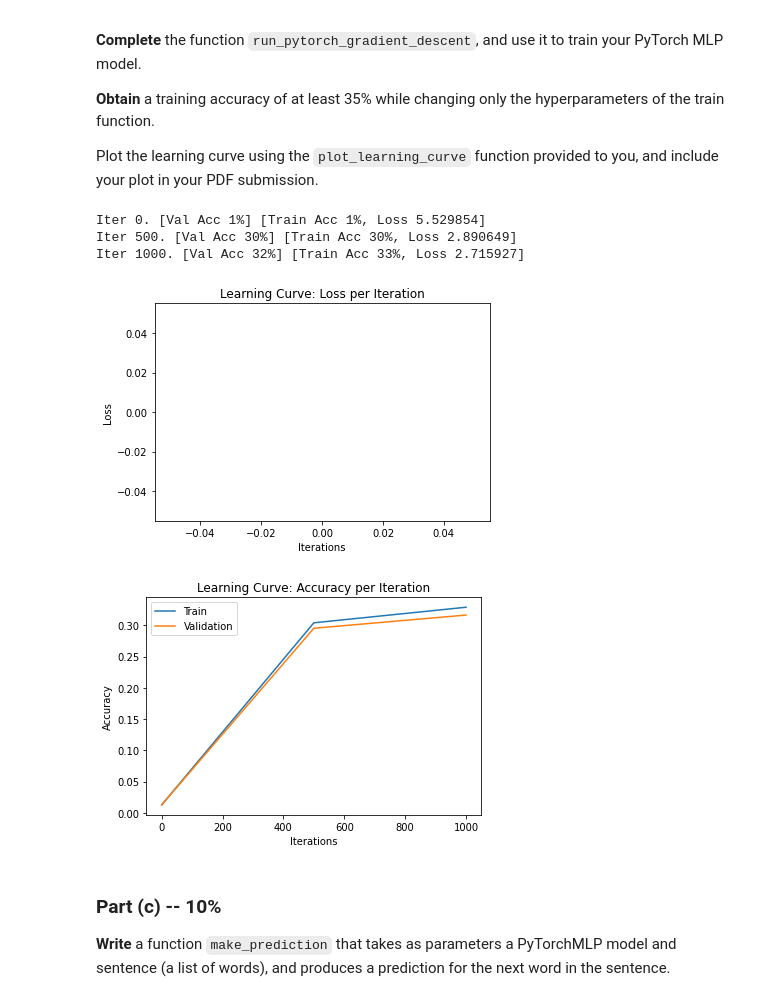
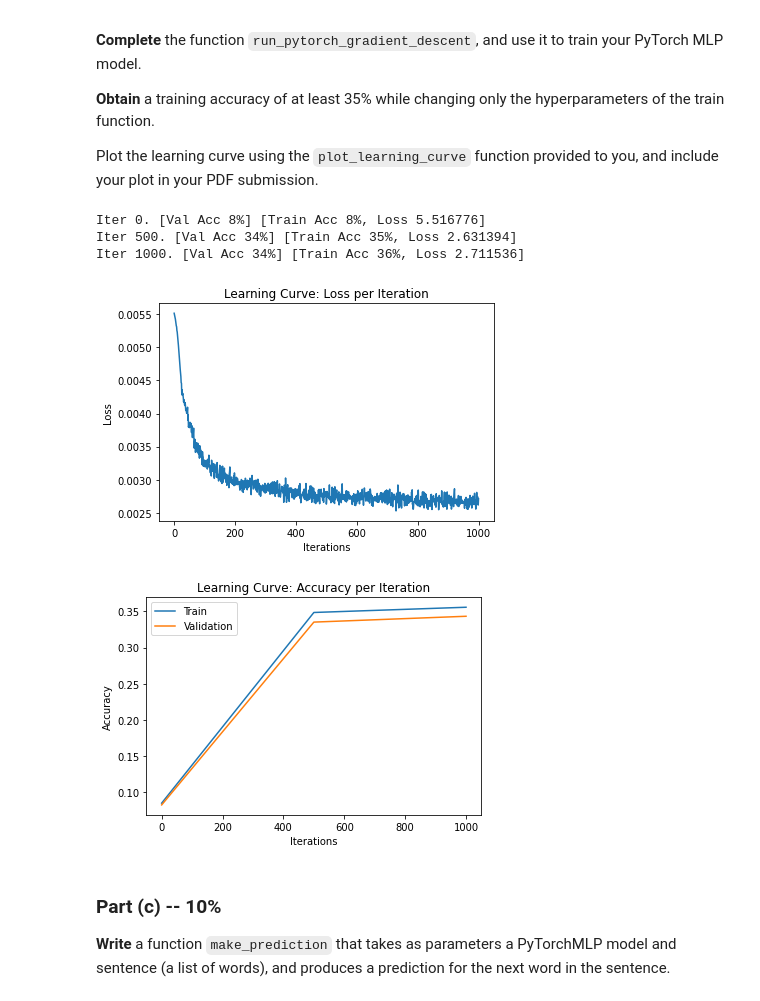
Before and after one commit to zivmo99/DeapLearning2, a Jupyter notebook: Assignment2.ipynb, the cells around one changed output. Cells and saved outputs as stored; diff of their text form; code cells hidden in the pictures.

```diff
--- a/Assignment2.ipynb
+++ b/Assignment2.ipynb
@@ -396,8 +397,8 @@ def run_pytorch_gradient_descent(model,
             optimizer.zero_grad()       # a clean up step for PyTorch
 
             # save the current training information
-            #iters.append(n)
-            #losses.append(float(loss)/batch_size)  # compute *average* loss
+            iters.append(n)
+            losses.append(float(loss)/batch_size)  # compute *average* loss
 
             if n % 500 == 0:
                 iters_sub.append(n)
@@ -438,15 +439,22 @@ def plot_learning_curve(iters, losses, iters_sub, train_accs, val_accs):
     plt.show()
 # %%
 pytorch_mlp = PyTorchMLP()
-learning_curve_info = run_pytorch_gradient_descent(pytorch_mlp)
+learning_curve_info = run_pytorch_gradient_descent(pytorch_mlp,
+                                 train_data=train4grams,
+                                 validation_data=valid4grams,
+                                 batch_size=1000,
+                                 learning_rate=0.0015,
+                                 weight_decay=0,
+                                 max_iters=1000,
+                                 checkpoint_path=None)
 #'/content/gdrive/Shareddrives/Deep learning/Ex2/test.pk')
 plot_learning_curve(*learning_curve_info)
 # %% [output]
-Iter 0. [Val Acc 1%] [Train Acc 1%, Loss 5.529854]
-Iter 500. [Val Acc 30%] [Train Acc 30%, Loss 2.890649]
-Iter 1000. [Val Acc 32%] [Train Acc 33%, Loss 2.715927]
+Iter 0. [Val Acc 8%] [Train Acc 8%, Loss 5.516776]
+Iter 500. [Val Acc 34%] [Train Acc 35%, Loss 2.631394]
+Iter 1000. [Val Acc 34%] [Train Acc 36%, Loss 2.711536]
-[figure, old version]
+[figure, new version]
-[figure, old version]
+[figure, new version]
 # %% [markdown]
 ### Part (c) -- 10%
 **Write** a function `make_prediction` that takes as parameters
```
Also changed, not shown: parts of 6 cells of this notebook.
